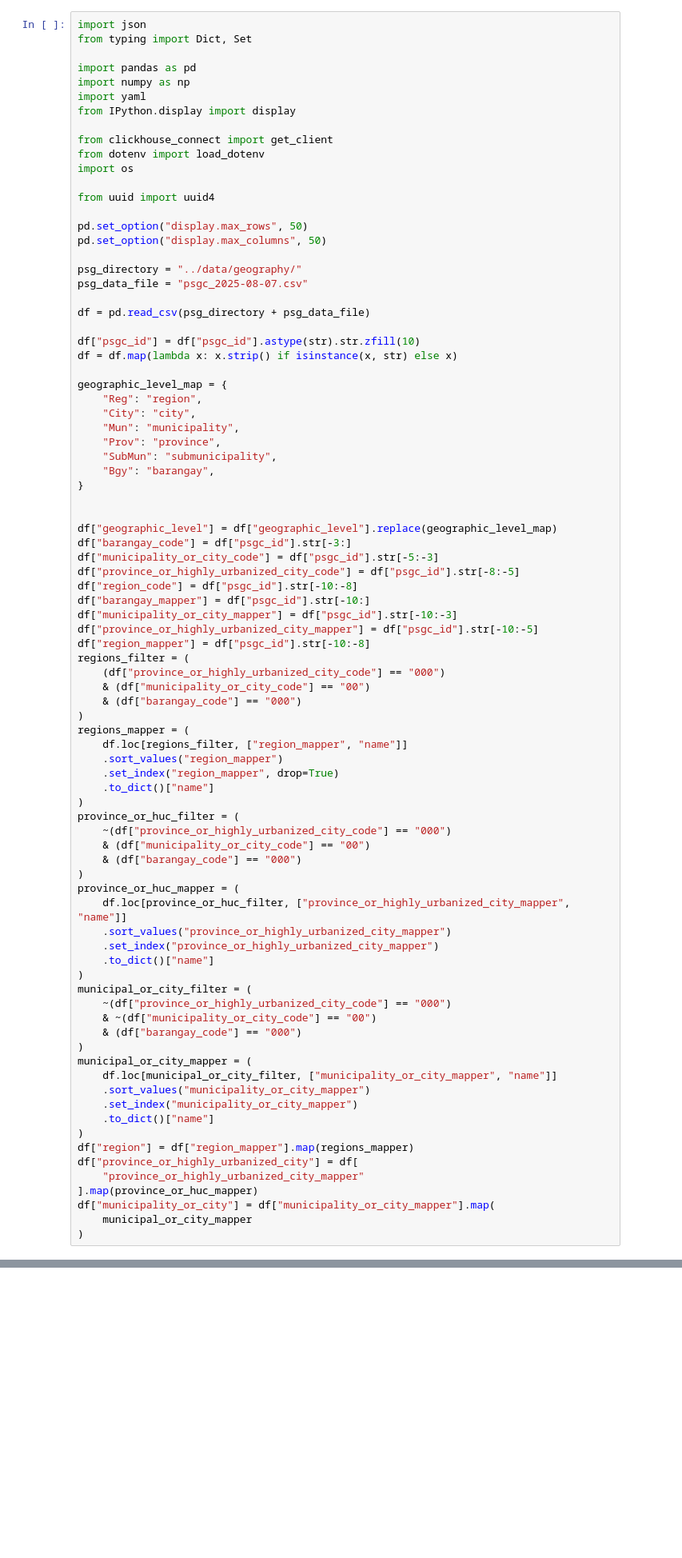
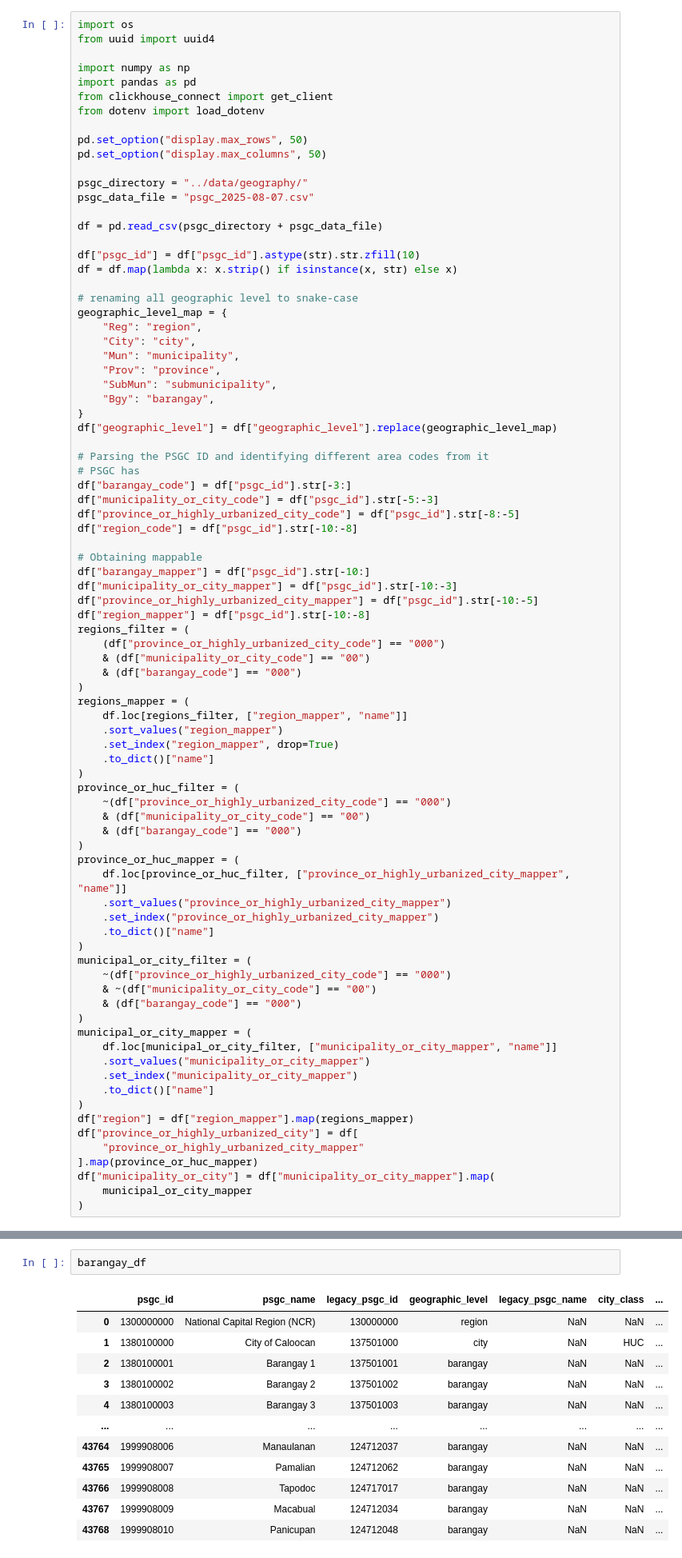
Before and after one commit to bendlikeabamboo/pap-datalab, a Jupyter notebook: notebooks/psgc_administrative_regions.ipynb, the cells around one changed output, grey strips where cells are left out. Shown at 80% size. Drawn from its saved outputs; the diff is of its cells as text; blank space fills up the shorter version.

Commit message:
created psgc and added readme

```diff
--- a/notebooks/administrative_regions.ipynb
+++ b/notebooks/psgc_administrative_regions.ipynb
@@ -1,29 +1,24 @@
 # %%
-import json
-from typing import Dict, Set
+import os
+from uuid import uuid4
 
+import numpy as np
 import pandas as pd
-import numpy as np
-import yaml
-from IPython.display import display
-
 from clickhouse_connect import get_client
 from dotenv import load_dotenv
-import os
-
-from uuid import uuid4
 
 pd.set_option("display.max_rows", 50)
 pd.set_option("display.max_columns", 50)
 
-psg_directory = "../data/geography/"
-psg_data_file = "psgc_2025-08-07.csv"
+psgc_directory = "../data/geography/"
+psgc_data_file = "psgc_2025-08-07.csv"
 
-df = pd.read_csv(psg_directory + psg_data_file)
+df = pd.read_csv(psgc_directory + psgc_data_file)
 
 df["psgc_id"] = df["psgc_id"].astype(str).str.zfill(10)
 df = df.map(lambda x: x.strip() if isinstance(x, str) else x)
 
+# renaming all geographic level to snake-case
 geographic_level_map = {
     "Reg": "region",
     "City": "city",
@@ -32,13 +27,16 @@ geographic_level_map = {
     "SubMun": "submunicipality",
     "Bgy": "barangay",
 }
+df["geographic_level"] = df["geographic_level"].replace(geographic_level_map)
 
-
-df["geographic_level"] = df["geographic_level"].replace(geographic_level_map)
+# Parsing the PSGC ID and identifying different area codes from it
+# PSGC has
 df["barangay_code"] = df["psgc_id"].str[-3:]
 df["municipality_or_city_code"] = df["psgc_id"].str[-5:-3]
 df["province_or_highly_urbanized_city_code"] = df["psgc_id"].str[-8:-5]
 df["region_code"] = df["psgc_id"].str[-10:-8]
+
+# Obtaining mappable
 df["barangay_mapper"] = df["psgc_id"].str[-10:]
 df["municipality_or_city_mapper"] = df["psgc_id"].str[-10:-3]
 df["province_or_highly_urbanized_city_mapper"] = df["psgc_id"].str[-10:-5]
@@ -239,0 +238,15 @@ response.summary
+# %%
+barangay_df
+# %% [output]
+|  | psgc_id | psgc_name | legacy_psgc_id | geographic_level | legacy_psgc_name | city_class | ... |
+| 0 | 1300000000 | National Capital Region (NCR) | 130000000 | region | NaN | NaN | ... |
+| 1 | 1380100000 | City of Caloocan | 137501000 | city | NaN | HUC | ... |
+| 2 | 1380100001 | Barangay 1 | 137501001 | barangay | NaN | NaN | ... |
+| 3 | 1380100002 | Barangay 2 | 137501002 | barangay | NaN | NaN | ... |
+| 4 | 1380100003 | Barangay 3 | 137501003 | barangay | NaN | NaN | ... |
+| ... | ... | ... | ... | ... | ... | ... | ... |
+| 43764 | 1999908006 | Manaulanan | 124712037 | barangay | NaN | NaN | ... |
+| 43765 | 1999908007 | Pamalian | 124712062 | barangay | NaN | NaN | ... |
+| 43766 | 1999908008 | Tapodoc | 124717017 | barangay | NaN | NaN | ... |
+| 43767 | 1999908009 | Macabual | 124712034 | barangay | NaN | NaN | ... |
+| 43768 | 1999908010 | Panicupan | 124712048 | barangay | NaN | NaN | ... |
```
Also changed, not shown: parts of 10 cells of this notebook, 6 other files.
